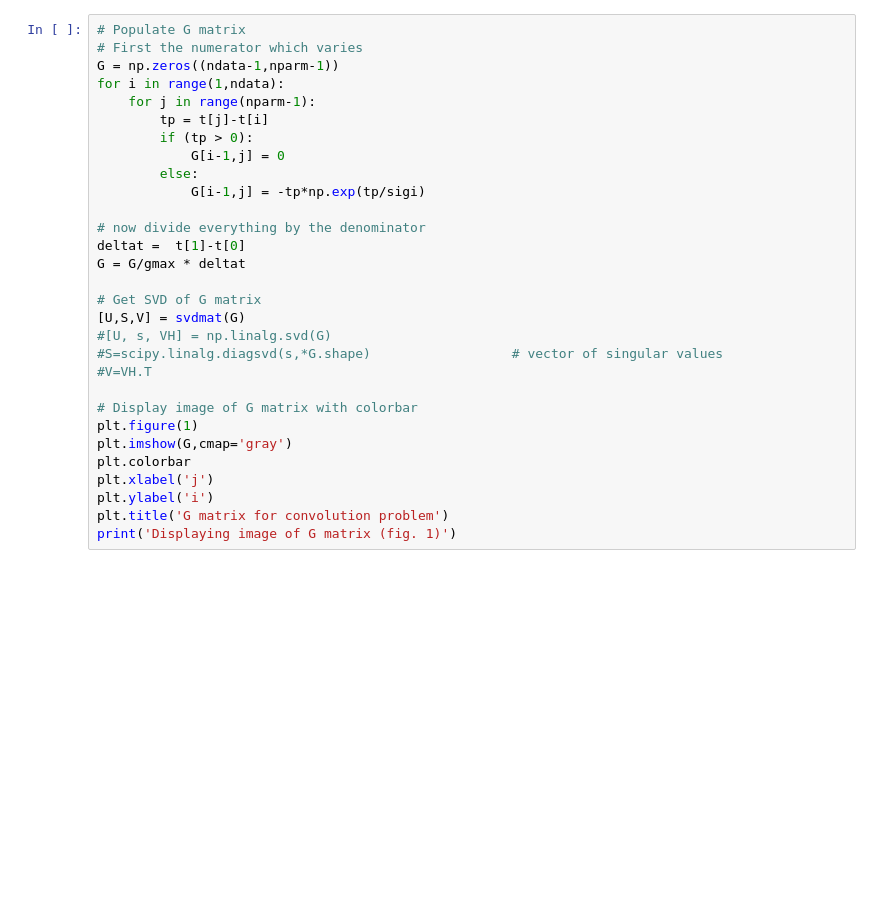
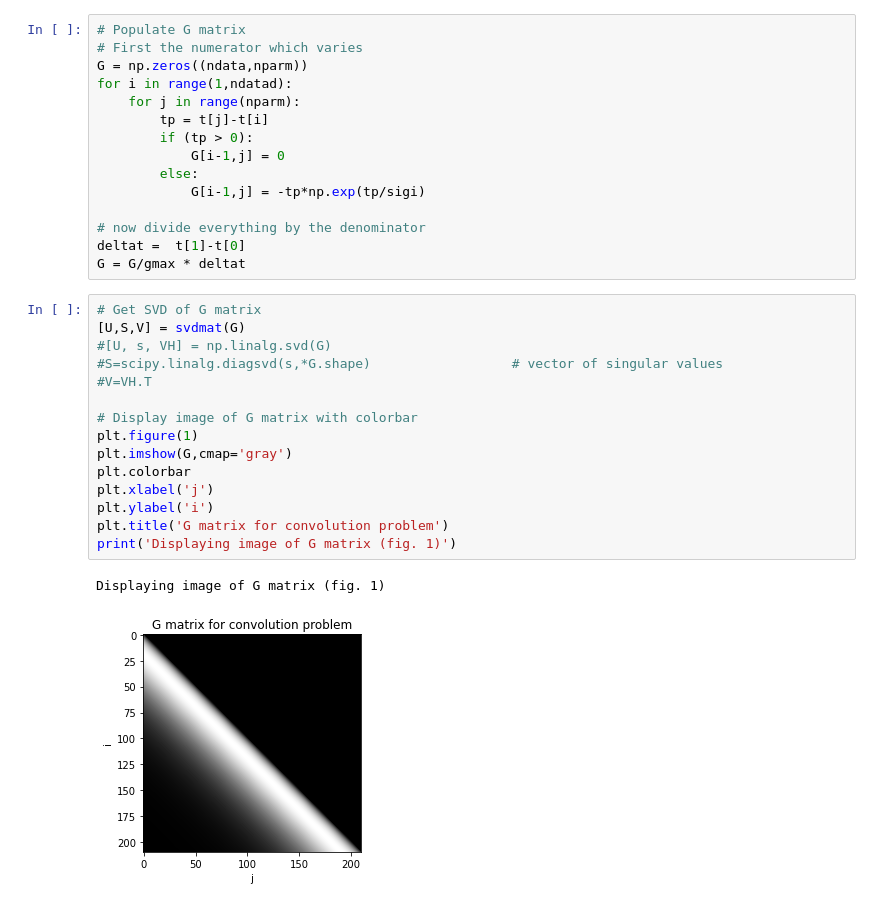
Before and after one commit to uafgeoteach/GEOS627_inverse, a Jupyter notebook: ex3p2.ipynb, the cells around one changed output. Drawn from its saved outputs; the diff is of its cells as text; blank space fills up the shorter version.

```diff
--- a/ex3p2.ipynb
+++ b/ex3p2.ipynb
@@ -54,30 +63,33 @@ print(g.shape)
+# %%
+# Populate G matrix
+# First the numerator which varies
+G = np.zeros((ndata,nparm))
+for i in range(1,ndatad):
+    for j in range(nparm):
+        tp = t[j]-t[i]
+        if (tp > 0):
+            G[i-1,j] = 0
+        else:
+            G[i-1,j] = -tp*np.exp(tp/sigi)
+
+# now divide everything by the denominator
+deltat =  t[1]-t[0]
+G = G/gmax * deltat
 # %%
-# Populate G matrix
-# First the numerator which varies
-G = np.zeros((ndata-1,nparm-1))
-for i in range(1,ndata):
-    for j in range(nparm-1):
-        tp = t[j]-t[i]
-        if (tp > 0):
-            G[i-1,j] = 0
-        else:
-            G[i-1,j] = -tp*np.exp(tp/sigi)
-
-# now divide everything by the denominator
-deltat =  t[1]-t[0]
-G = G/gmax * deltat
-
 # Get SVD of G matrix
 [U,S,V] = svdmat(G)
 #[U, s, VH] = np.linalg.svd(G)
 #S=scipy.linalg.diagsvd(s,*G.shape)                  # vector of singular values
 #V=VH.T
 
 # Display image of G matrix with colorbar
 plt.figure(1)
 plt.imshow(G,cmap='gray')
 plt.colorbar
 plt.xlabel('j')
 plt.ylabel('i')
 plt.title('G matrix for convolution problem')
 print('Displaying image of G matrix (fig. 1)')
+# %% [output]
+Displaying image of G matrix (fig. 1)
+[figure, added]
```
Also changed, not shown: parts of 15 cells of this notebook, 1 other file.
